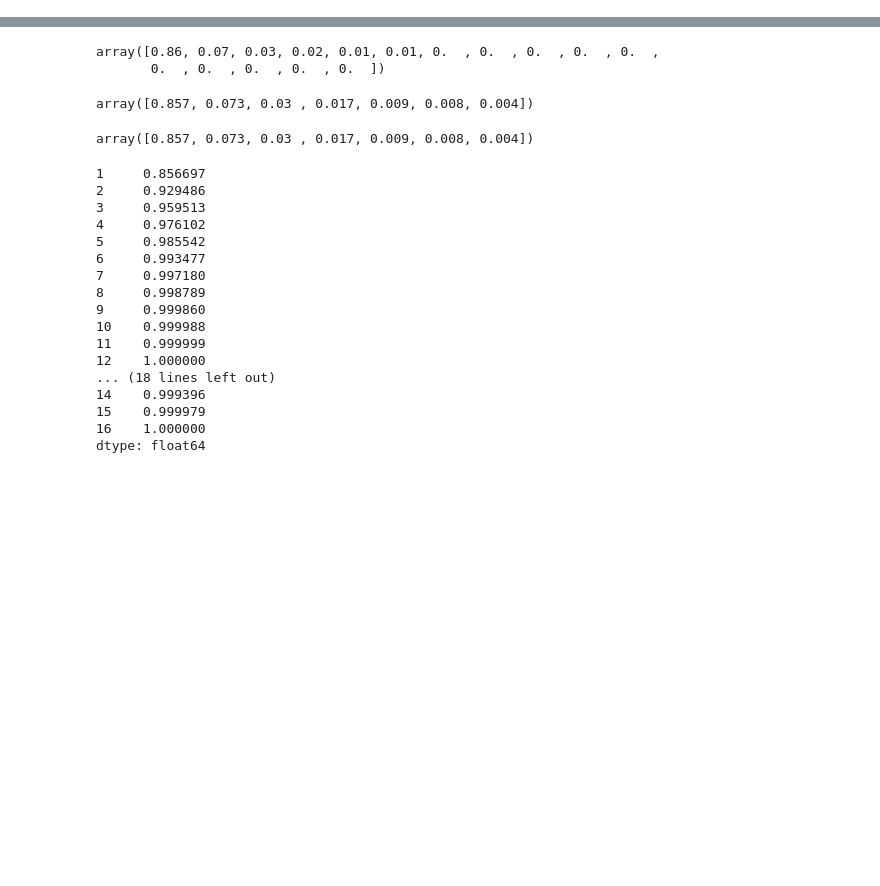
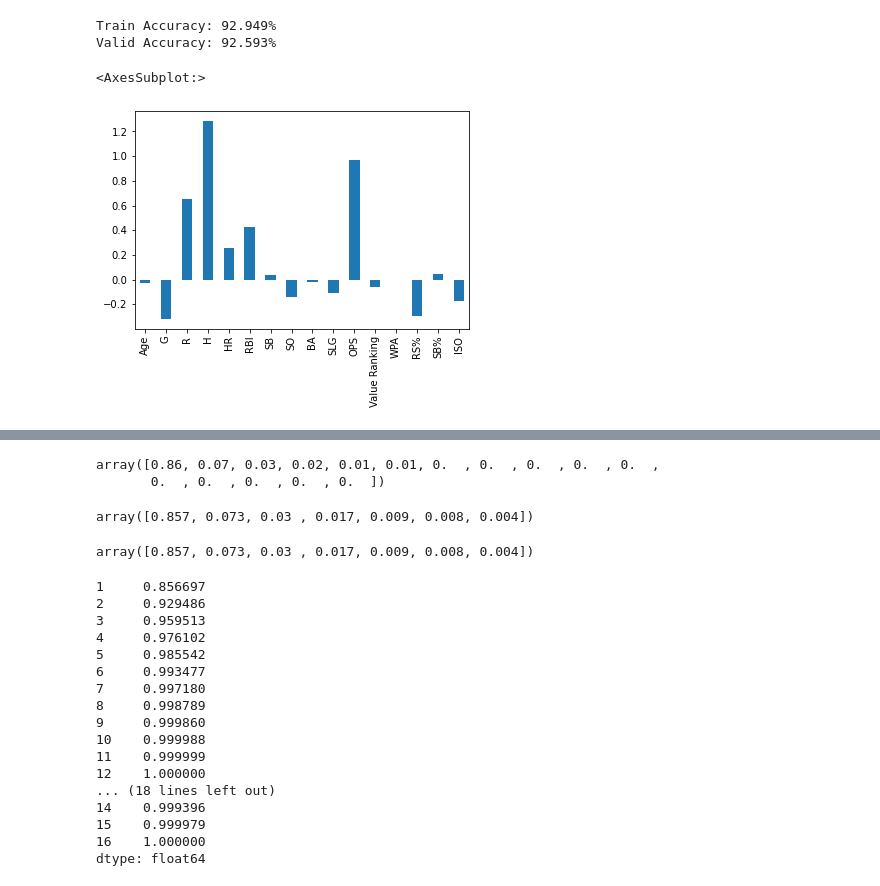
Before and after one commit to ebmorelli/451-allstar-project, a Jupyter notebook: project_models_0.ipynb, the cells around one changed output, grey strips where cells are left out. Cells and saved outputs as stored; diff of their text form; code cells hidden in the pictures; blank space fills up the shorter version.

Commit message:
Add files via upload
Added hyperparameter tuning for Logistic Regression

```diff
--- a/project_models_0.ipynb
+++ b/project_models_0.ipynb
@@ -49,0 +99,17 @@ Valid Accuracy: 93.553%
+# %%
+# Logistic Reg post tuning
+model = Pipeline([
+    ("std", StandardScaler()),
+    ("logr", LogisticRegression(penalty = 'l2', solver = 'newton-cg'))
+])
+model.fit(train[xcols], train["allstars"])
+model.score(test[xcols], test["allstars"])
+
+print(f"Train Accuracy: {model.score(train[xcols], train['allstars'])*100:0.3f}%")
+print(f"Valid Accuracy: {model.score(test[xcols], test['allstars'])*100:0.3f}%")
+pd.Series(model["logr"].coef_.reshape(-1), index=xcols).plot.bar()
+# %% [output]
+Train Accuracy: 92.949%
+Valid Accuracy: 92.593%
+<AxesSubplot:>
+[figure, added]
```
Also changed, not shown: parts of 13 cells of this notebook.
